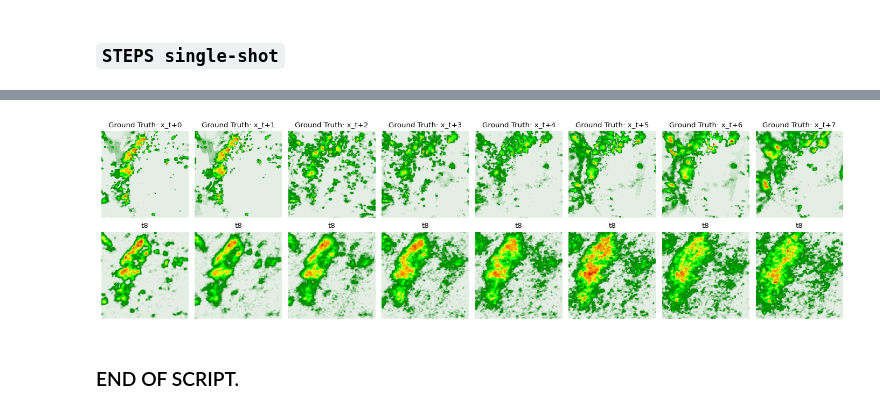
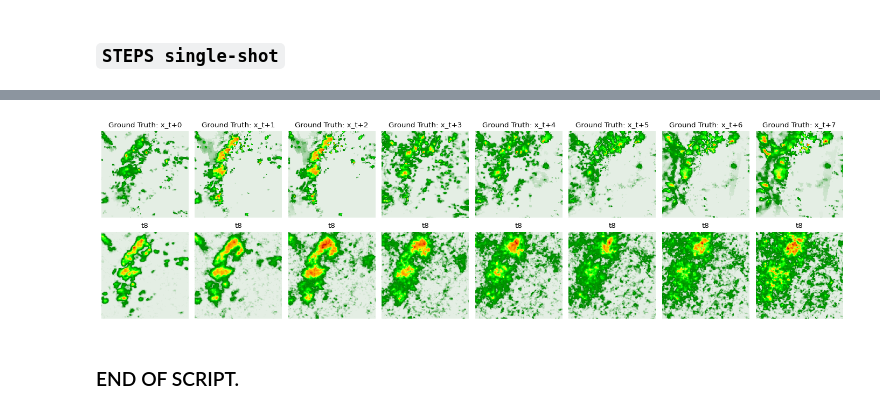
Before and after one commit to Dseal95/DYffcast, a Jupyter notebook: rainnow/notebooks/pysteps_steps/pysteps_exploration.ipynb, the cells around one changed output, grey strips where cells are left out. Drawn from its saved outputs; the diff is of its cells as text; code cells hidden in the pictures.

```diff
--- a/rainnow/notebooks/pysteps_steps/pysteps_exploration.ipynb
+++ b/rainnow/notebooks/pysteps_steps/pysteps_exploration.ipynb
@@ -294,7 +310,7 @@ c = 0
 figsize = (14, 4)
 plot_params = {"cmap": rain_cmap, "vmin": 2, "vmax": 18}
 
-idx = 6
+idx = 12
 targets, predictions = results[idx]
 
 fig, axs = plt.subplots(2, targets.size(0), figsize=figsize)
@@ -355,28 +389,28 @@ for e, (X, target) in enumerate(eval_loader):
 # %%
 # plot the predictions:
 c = 0
 figsize = (14, 4)
 plot_params = {"cmap": rain_cmap, "vmin": 0.5, "vmax": 18}
 
-idx = 6
+idx = 12
 
 targets, predictions = results[idx]
 
 fig, axs = plt.subplots(2, targets.size(0), figsize=figsize)
 plt.rcParams.update(global_params)
 # plot ground truth in the 1st row.
 for j in range(targets.size(0)):
     axs[0, j].imshow(targets[j, c, ...], **{"cmap": rain_cmap})
     axs[0, j].set_title(f"Ground Truth: x_t+{j}")
 # plot predictions.
 for e, pred in enumerate(predictions):
     axs[1, e].imshow(pred, **{"cmap": rain_cmap})
     axs[1, e].set_title(f"{k}")
 for ax in axs.flatten():
     ax.axis("off")
 
 plt.tight_layout()
 # %% [output]
-[figure, old version]
+[figure, new version]
 # %% [markdown]
 ### END OF SCRIPT.
```
Also changed, not shown: parts of 9 cells of this notebook, 2 other files.
